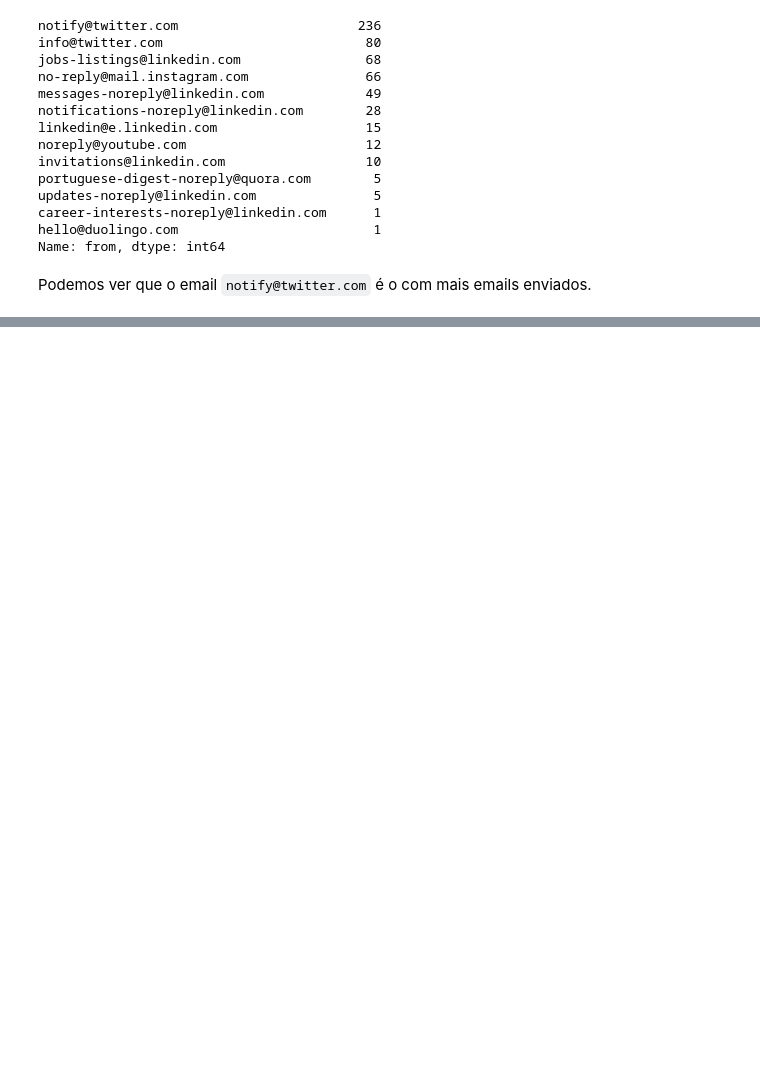
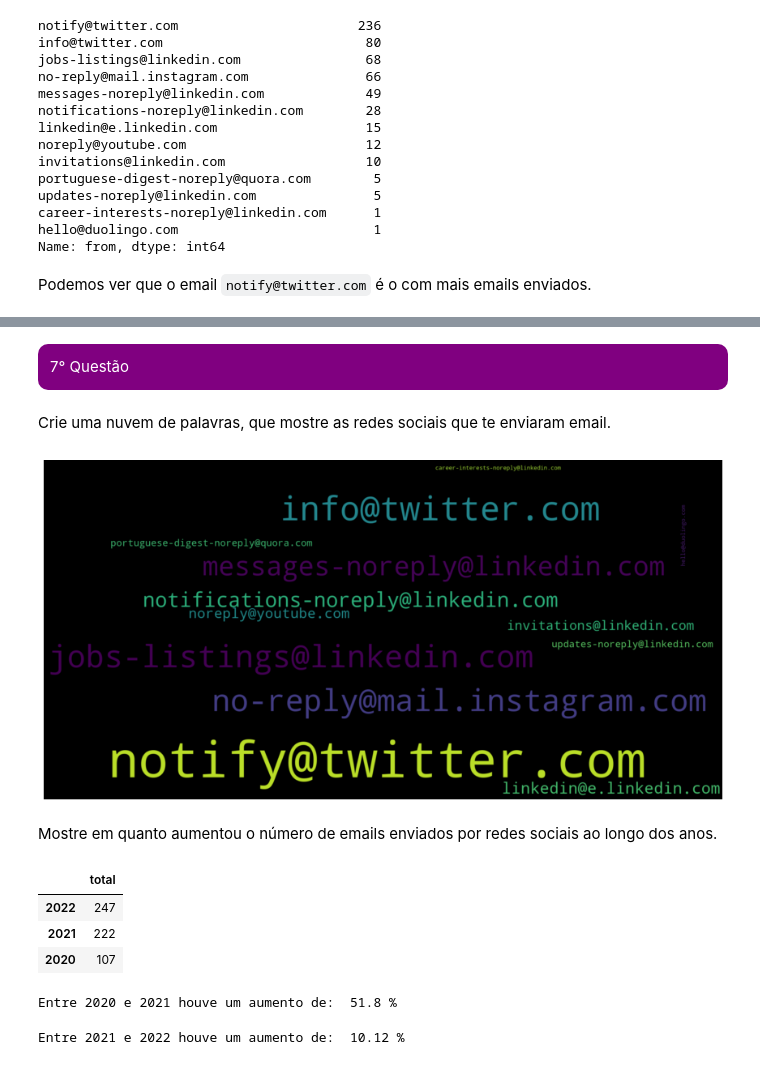
Before and after one commit to felipe-nonato/Universidade, a Jupyter notebook: codes/jupyter/Projetos/mini-projeto/mini-projeto.ipynb, the cells around one changed output, grey strips where cells are left out. Cells and saved outputs as stored; diff of their text form; code cells hidden in the pictures; blank space fills up the shorter version.

```diff
--- a/codes/jupyter/Projetos/mini-projeto/mini-projeto.ipynb
+++ b/codes/jupyter/Projetos/mini-projeto/mini-projeto.ipynb
@@ -487,0 +488,9 @@ plt.show()
+# %% [markdown]
+<div class="alert alert-block alert-info"
+     style = "background-color: purple; color: white; border: none ;border-radius: 10px;">
+    7° Questão
+</div>
+# %% [markdown]
+Crie uma nuvem de palavras, que mostre as redes sociais que te enviaram email.
+# %%
+all_summary = df_processado['from'].value_counts()
@@ -487,0 +499,35 @@ plt.show()
+# %%
+wordcloud = WordCloud(background_color="black",
+                     width=2000,height=1000).generate_from_frequencies(all_summary)
+
+fig,ax = plt.subplots(figsize=(15,10))
+ax.imshow(wordcloud, interpolation="bilinear")
+ax.axis("off")
+plt.show()
+# %% [output]
+[figure, added]
+# %% [markdown]
+Mostre em quanto aumentou o número de emails enviados por redes sociais ao longo dos anos.
+# %%
+df_ano
+# %% [output]
+|  | total |
+| 2022 | 247 |
+| 2021 | 222 |
+| 2020 | 107 |
+# %%
+dif_20_21 = df_ano['total'].values[1]-df_ano['total'].values[2]
+print(
+    "Entre 2020 e 2021 houve um aumento de: ",
+    round(dif_20_21*100/df_ano['total'].values[1],2),
+    "%")
+# %% [output]
+Entre 2020 e 2021 houve um aumento de:  51.8 %
+# %%
+dif_21_22 = df_ano['total'].values[0]-df_ano['total'].values[1]
+print(
+    "Entre 2021 e 2022 houve um aumento de: ",
+    round(dif_21_22*100/df_ano['total'].values[0],2),
+    "%")
+# %% [output]
+Entre 2021 e 2022 houve um aumento de:  10.12 %
```
Also changed, not shown: parts of 11 cells of this notebook.
